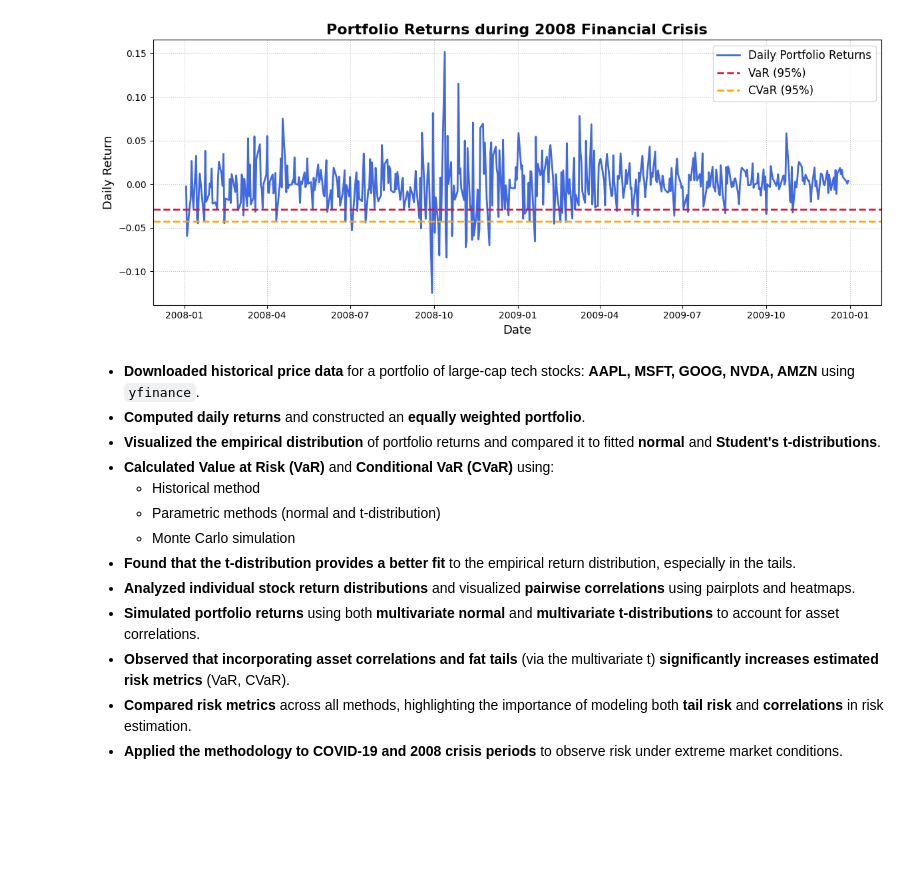
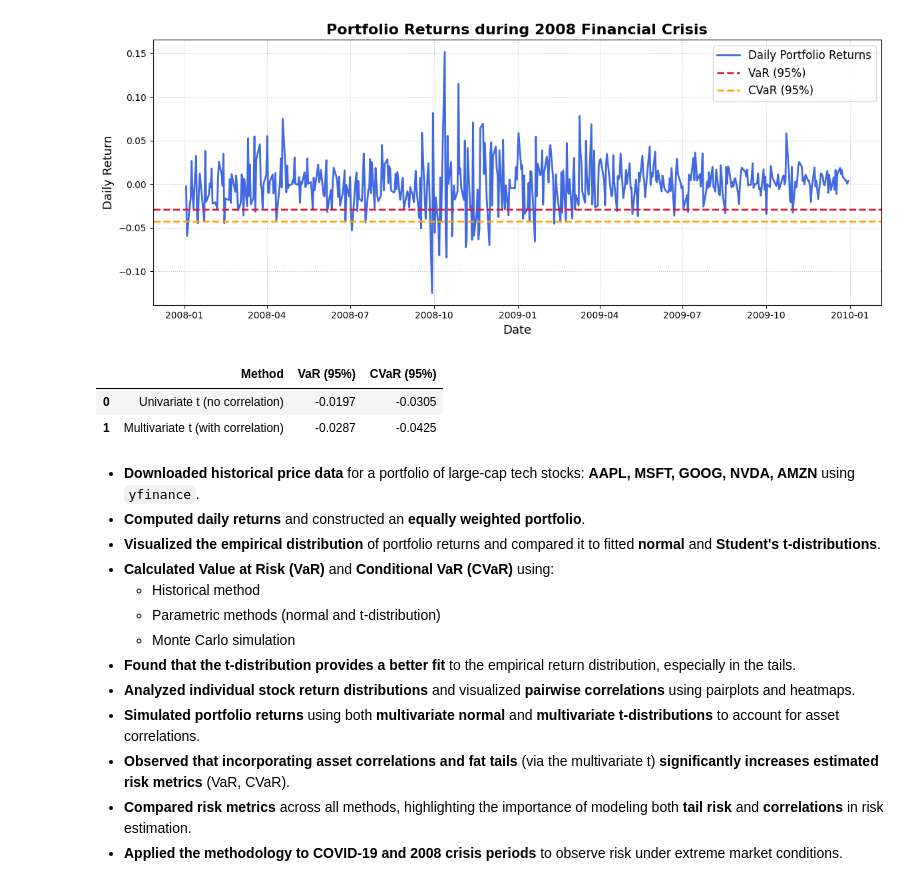
Before and after one commit to manipuppeteer/Finance-Projects, a Jupyter notebook: VaR & CVaR modelling/VaR_daily.ipynb, the cells around one changed output. Cells and saved outputs as stored; diff of their text form; code cells hidden in the pictures; blank space fills up the shorter version.

Commit message:
table for final reporting made

```diff
--- a/VaR & CVaR modelling/VaR_daily.ipynb
+++ b/VaR & CVaR modelling/VaR_daily.ipynb
@@ -433,6 +421,32 @@ plt.show()
 # %% [output]
 [*********************100%***********************]  5 of 5 completed
 [figure]
+# %%
+# Create a summary DataFrame for final reporting
+summary_df = pd.DataFrame({
+    "Method": [
+        "Univariate t (no correlation)",
+        "Multivariate t (with correlation)"
+    ],
+    "VaR (95%)": [
+        param_VaR_t,
+        VaR_mvt
+    ],
+    "CVaR (95%)": [
+        t_CVaR,
+        CVaR_mvt
+    ]
+})
+
+# Format for better readability
+summary_df["VaR (95%)"] = summary_df["VaR (95%)"].map("{:.4f}".format)
+summary_df["CVaR (95%)"] = summary_df["CVaR (95%)"].map("{:.4f}".format)
+
+display(summary_df)
+# %% [output]
+|  | Method | VaR (95%) | CVaR (95%) |
+| 0 | Univariate t (no correlation) | -0.0197 | -0.0305 |
+| 1 | Multivariate t (with correlation) | -0.0287 | -0.0425 |
 # %% [markdown]
 - **Downloaded historical price data** for a portfolio of large-cap tech stocks: **AAPL, MSFT, GOOG, NVDA, AMZN** using `yfinance`.
 - **Computed daily returns** and constructed an **equally weighted portfolio**.
```
Also changed, not shown: parts of 1 cell of this notebook.
